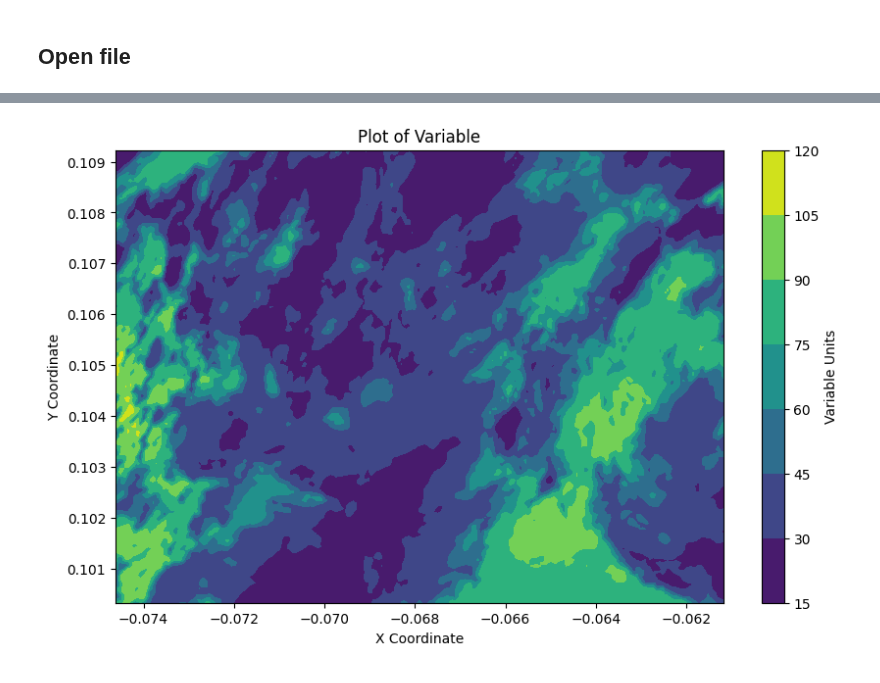
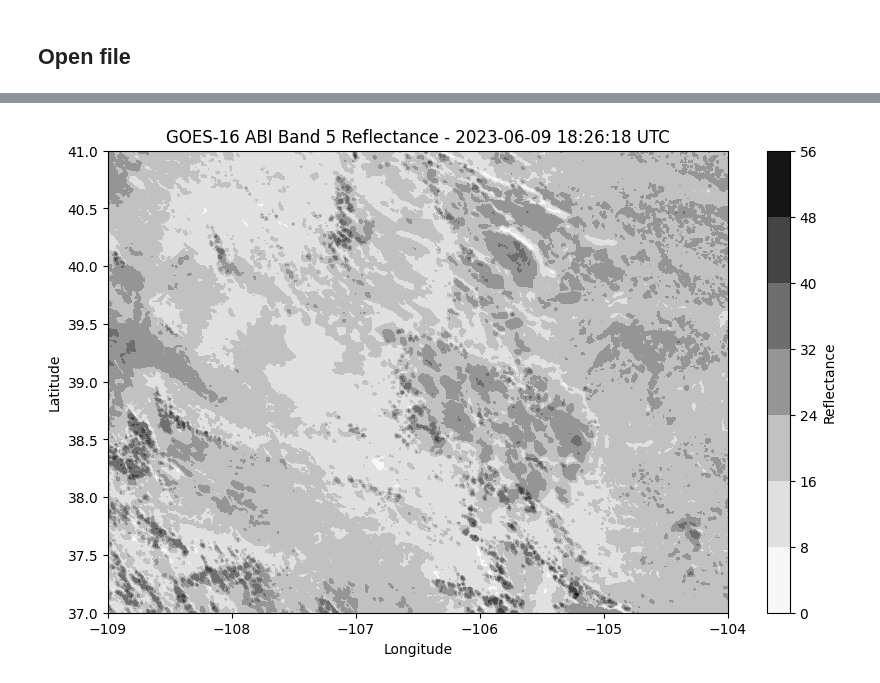
Before and after one commit to clinton-alden/goes_clouds, a Jupyter notebook: processing/01_plot_goes.ipynb, the cells around one changed output, grey strips where cells are left out. Cells and saved outputs as stored; diff of their text form; code cells hidden in the pictures.

```diff
--- a/processing/01_plot_goes.ipynb
+++ b/processing/01_plot_goes.ipynb
@@ -31,19 +8,30 @@ Coordinates:
+# %%
+file_path = '/storage/cdalden/goes/goes16/2023/6/9/ABI-L1b-RadC/18/C05/'
+file_name = 'OR_ABI-L1b-RadC-M6C05_G16_s20231601826184_e20231601828557_c20231601829002.nc'
+ds = xr.open_dataset(file_path + file_name)
+
+
+# add in lat and lon from 37N to 41N and -109 to -104
+lat = np.linspace(37, 41, 320)
+lon = np.linspace(-109, -104, 482)
+ds['lat'] = xr.DataArray(lat, dims='lat')
+ds['lon'] = xr.DataArray(lon, dims='lon')
 # %%
 # Extract the x and y coordinates and the variable
-x = ds.variables['x'][:]
-y = ds.variables['y'][:]
+x = ds.variables['lon'][:]
+y = ds.variables['lat'][:]
 var = ds.variables['Rad'][:]
 
 # Create a meshgrid for plotting
 X, Y = np.meshgrid(x, y)
 
 # Plot the variable
 plt.figure(figsize=(10, 6))
-plt.contourf(X, Y, var, cmap='viridis')
-plt.colorbar(label='Variable Units')
-plt.xlabel('X Coordinate')
-plt.ylabel('Y Coordinate')
-plt.title('Plot of Variable')
+plt.contourf(X, Y, var, cmap='Greys')
+plt.colorbar(label='Reflectance')
+plt.xlabel('Longitude')
+plt.ylabel('Latitude')
+plt.title('GOES-16 ABI Band 5 Reflectance - 2023-06-09 18:26:18 UTC')
 plt.show()
 # %% [output]
-[figure, old version]
+[figure, new version]
```
Also changed, not shown: parts of 5 cells of this notebook, 1 other file.
